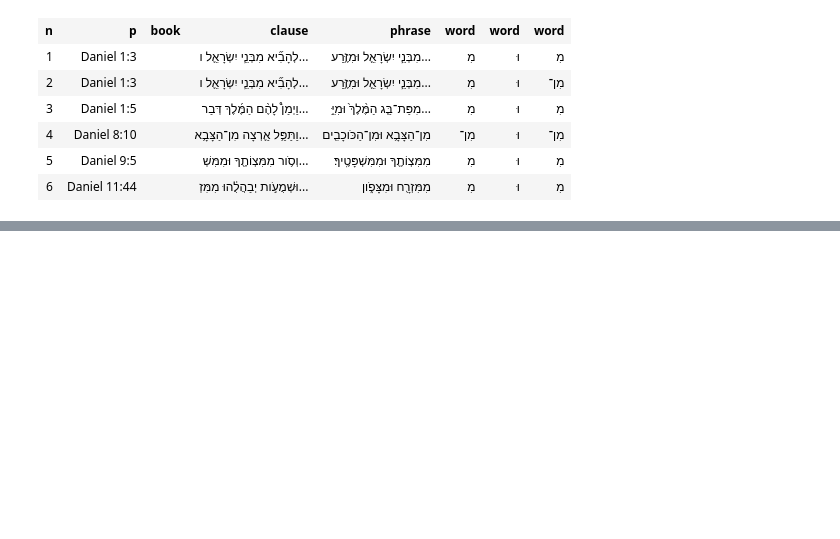
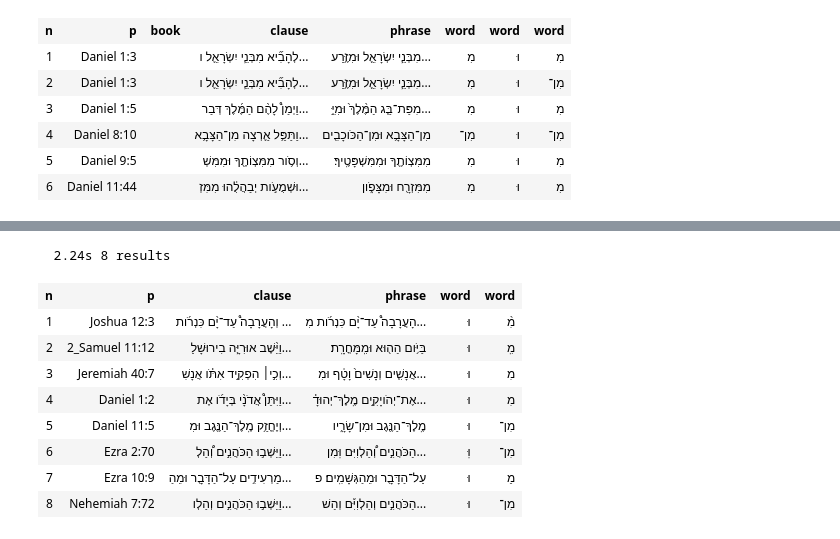
Before and after one commit to oliverglanz/Text-Fabric, a Jupyter notebook: Daniel11/0000_ETCBC-TF_2002-BHS_Daniel11_research_o.glanz_prof-edition.ipynb, the cells around one changed output, grey strips where cells are left out. Drawn from its saved outputs; the diff is of its cells as text; code cells hidden in the pictures; blank space fills up the shorter version.

```diff
--- a/Daniel11/0000_ETCBC-TF_2002-BHS_Daniel11_research_o.glanz_prof-edition.ipynb
+++ b/Daniel11/0000_ETCBC-TF_2002-BHS_Daniel11_research_o.glanz_prof-edition.ipynb
@@ -448,0 +448,28 @@ A.table(WawMinNormalInDaniel, start=1, end=20, condensed=False, colorMap={3:'mag
+# %%
+WawMinExcludingMine='''
+clause
+    p1:phrase
+    /without/
+       w0:word lex=MN
+       w1:word lex=W
+       w2:word lex=MN
+       w0 < w1
+       w1 <: w2
+    /-/
+        w1:word lex=W
+        w2:word lex=MN
+        w1 <: w2
+'''
+WawMinExcludingMine  = A.search(WawMinExcludingMine)
+A.table(WawMinExcludingMine, start=1, end=15, condensed=False, colorMap={2: 'magenta', 3: 'cyan', 4: 'yellow', 5: 'yellow', 6: 'yellow'})
+# %% [output]
+  2.24s 8 results
+| n | p | clause | phrase | word | word |
+| 1 | Joshua 12:3 | וְהָעֲרָבָה֩ עַד־יָ֨ם כִּנְרֹ֜ות ... | הָעֲרָבָה֩ עַד־יָ֨ם כִּנְרֹ֜ות מִ... | וּ | מִ֨ |
+| 2 | 2_Samuel 11:12 | וַיֵּ֨שֶׁב אוּרִיָּ֧ה בִירוּשָׁלַ... | בַּיֹּ֥ום הַה֖וּא וּמִֽמָּחֳרָֽת׃ | וּ | מִֽ |
+| 3 | Jeremiah 40:7 | וְכִ֣י׀ הִפְקִ֣יד אִתֹּ֗ו אֲנָשִׁ... | אֲנָשִׁ֤ים וְנָשִׁים֙ וָטָ֔ף וּמִ... | וּ | מִ |
+| 4 | Daniel 1:2 | וַיִּתֵּן֩ אֲדֹנָ֨י בְּיָדֹ֜ו אֶת... | אֶת־יְהֹויָקִ֣ים מֶֽלֶךְ־יְהוּדָ֗... | וּ | מִ |
+| 5 | Daniel 11:5 | וְיֶחֱזַ֥ק מֶֽלֶךְ־הַנֶּ֖גֶב וּמִ... | מֶֽלֶךְ־הַנֶּ֖גֶב וּמִן־שָׂרָ֑יו | וּ | מִן־ |
+| 6 | Ezra 2:70 | וַיֵּשְׁב֣וּ הַכֹּהֲנִ֣ים וְ֠הַלְ... | הַכֹּהֲנִ֣ים וְ֠הַלְוִיִּם וּֽמִן... | וּֽ | מִן־ |
+| 7 | Ezra 10:9 | מַרְעִידִ֥ים עַל־הַדָּבָ֖ר וּמֵהַ... | עַל־הַדָּבָ֖ר וּמֵהַגְּשָׁמִֽים׃ פ | וּ | מֵ |
+| 8 | Nehemiah 7:72 | וַיֵּשְׁב֣וּ הַכֹּהֲנִ֣ים וְהַלְו... | הַכֹּהֲנִ֣ים וְהַלְוִיִּ֡ם וְהַשׁ... | וּ | מִן־ |
```
Also changed, not shown: parts of 10 cells of this notebook.
